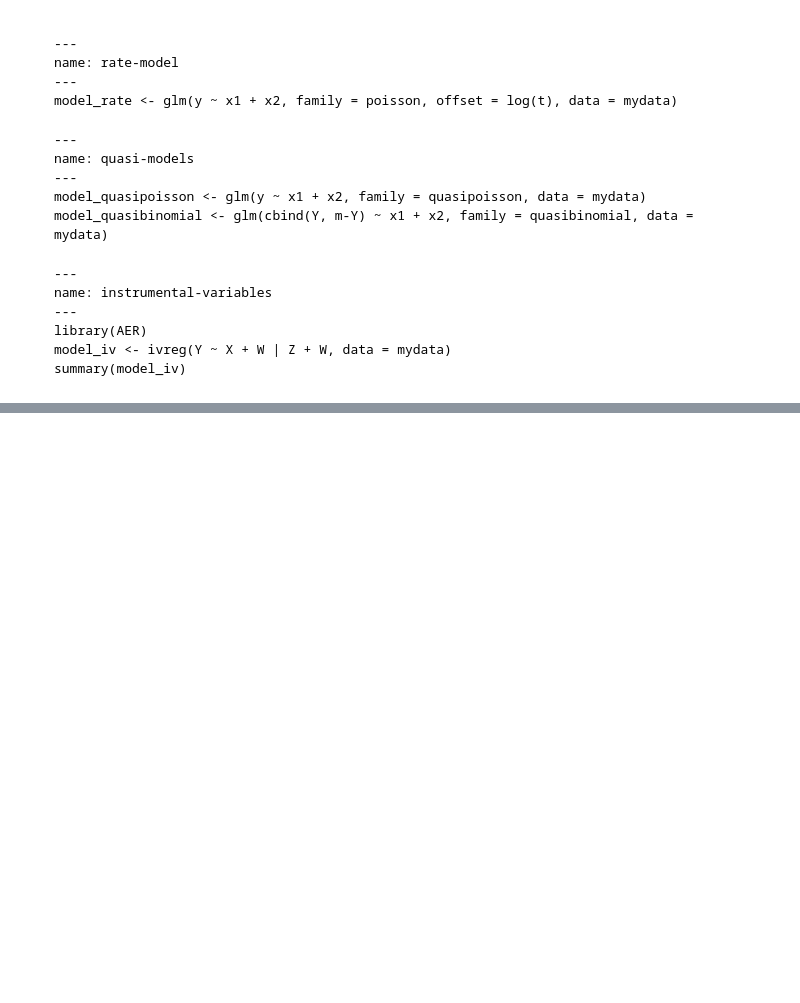
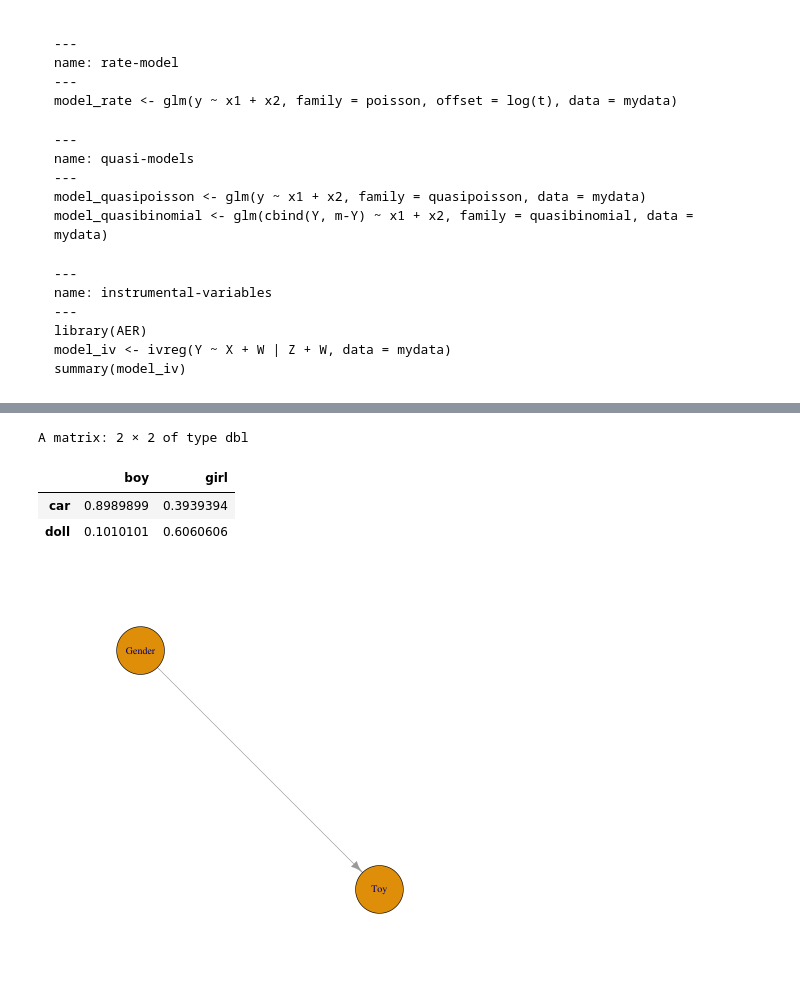
Before and after one commit to marbetschar/marco.betschart.name, a Jupyter notebook: projects/masters-degree-in-data-science/advanced-statistical-data-analysis.ipynb, the cells around one changed output, grey strips where cells are left out. Drawn from its saved outputs; the diff is of its cells as text; code cells hidden in the pictures; blank space fills up the shorter version.

```diff
--- a/projects/masters-degree-in-data-science/advanced-statistical-data-analysis.ipynb
+++ b/projects/masters-degree-in-data-science/advanced-statistical-data-analysis.ipynb
@@ -587,0 +684,21 @@ Ancestors of B =  A B E
+# %%
+# Manually using a Conditional Probability Table:
+gender <- cptable("Gender", values = c(0.55, 0.45), levels = c("boy","girl"))
+toy <- cptable("Toy", values = c(0.67, 0.33), levels = c("car","doll"))
+
+toy_gender <- cptable(c("Toy", "Gender"),
+  # car:boy = 0.89, doll:boy = 0.10, car:girl = 0.39, doll:girl = 0.60
+  values = c(0.89, 0.10, 0.39, 0.60), levels = c("car","doll"))
+
+# Building the Bayesian Network
+cpt <- compileCPT(list(gender, toy_gender))
+bn <- grain(cpt, compile = FALSE)
+plot(bn)
+
+querygrain(bn, nodes=c("Toy", "Gender"), type="conditional")
+# %% [output]
+A matrix: 2 × 2 of type dbl
+|  | boy | girl |
+| car | 0.8989899 | 0.3939394 |
+| doll | 0.1010101 | 0.6060606 |
+[figure, added]
```
Also changed, not shown: parts of 16 cells of this notebook, 4 other files.
